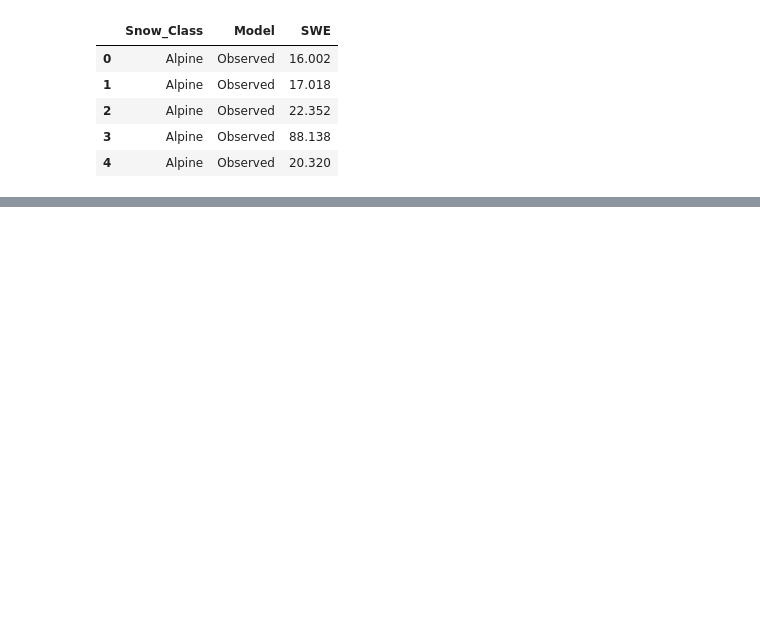
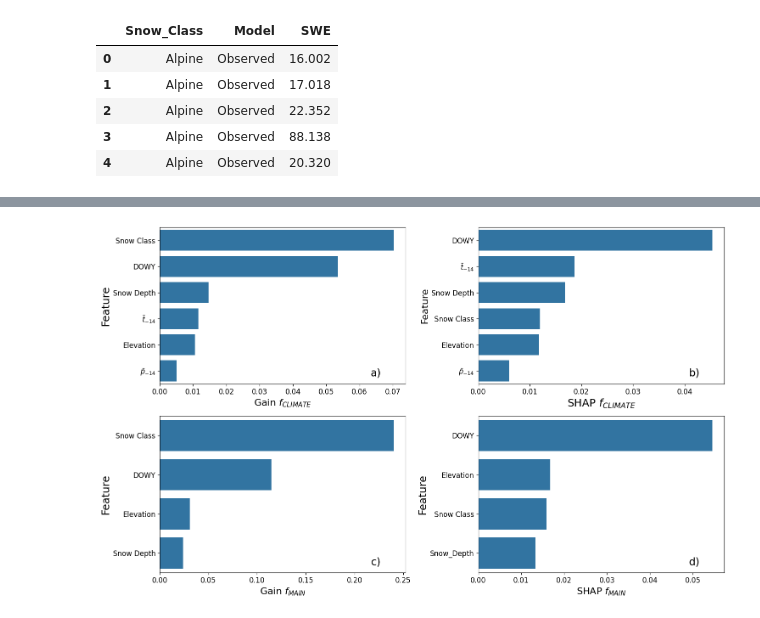
Before and after one commit to cryogars/density-models, a Jupyter notebook: experiments/06_model_evaluation_and_comparison.ipynb, the cells around one changed output, grey strips where cells are left out. Saved outputs shown, nothing was run; the diff lists cells and outputs as text; code cells hidden in the pictures; blank space fills up the shorter version.

```diff
--- a/experiments/06_model_evaluation_and_comparison.ipynb
+++ b/experiments/06_model_evaluation_and_comparison.ipynb
@@ -524,0 +641,18 @@ plt.show()
+# %%
+shap_importance_climate=(
+    pd.DataFrame(
+        data={
+            "Feature": xgb_climate.feature_names,
+            "Importance": np.abs(shap_values_climate).mean(axis=0)
+        }
+    )
+    .sort_values(by="Importance", ascending=False)
+    .replace({
+        'Snow_Class': 'Snow Class',
+        'Snow_Depth': 'Snow Depth',
+        'TAVG_lag_14d': r'$\bar{t}_{-14}$',
+        'PRECIPITATION_lag_14d': r'$\bar{p}_{-14}$'
+    })
+)
+
+shap_importance_climate
@@ -524,0 +667,38 @@ plt.show()
+# %%
+fig, ax = plt.subplots(nrows=2, ncols=2, figsize=(15, 9))
+
+sns.barplot(x="Importance", y="Feature", data=xgboost_gain_climate, ax=ax[0, 0])
+ax[0, 0].set_xlabel("Gain $f_{CLIMATE}$", fontsize=16)
+ax[0, 0].set_ylabel("Feature", fontsize=18)
+ax[0, 0].tick_params(labelsize=12)
+ax[0, 0].text(0.90, 0.10, 'a)', transform=ax[0, 0].transAxes, fontsize=18, va='top', ha='right')
+
+
+
+sns.barplot(x="Importance", y="Feature", data=shap_importance_climate, ax=ax[0, 1])
+ax[0, 1].set_xlabel("SHAP $f_{CLIMATE}$", fontsize=18)
+ax[0, 1].set_ylabel("Feature", fontsize=16)
+ax[0, 1].tick_params(labelsize=12)
+ax[0, 1].text(0.90, 0.10, 'b)', transform=ax[0, 1].transAxes, fontsize=18, va='top', ha='right')
+
+
+
+sns.barplot(x="Importance", y="Feature", data=xgboost_gain_main, ax=ax[1, 0])
+ax[1, 0].set_xlabel("Gain $f_{MAIN}$", fontsize=16)
+ax[1, 0].set_ylabel("Feature", fontsize=18)
+ax[1, 0].tick_params(labelsize=12)
+ax[1, 0].text(0.90, 0.10, 'c)', transform=ax[1, 0].transAxes, fontsize=18, va='top', ha='right')
+
+
+
+sns.barplot(x="Importance", y="Feature", data=shap_importance_main, ax=ax[1, 1])
+ax[1, 1].set_xlabel("SHAP $f_{MAIN}$", fontsize=16)
+ax[1, 1].set_ylabel("Feature", fontsize=18)
+ax[1, 1].tick_params(labelsize=12)
+ax[1, 1].text(0.90, 0.10, 'd)', transform=ax[1, 1].transAxes, fontsize=18, va='top', ha='right')
+
+plt.tight_layout()
+plt.savefig('../plots/figure10.jpg', dpi=300, bbox_inches='tight')
+plt.show()
+# %% [output]
+[figure, added]
```
Also changed, not shown: parts of 25 cells of this notebook.
